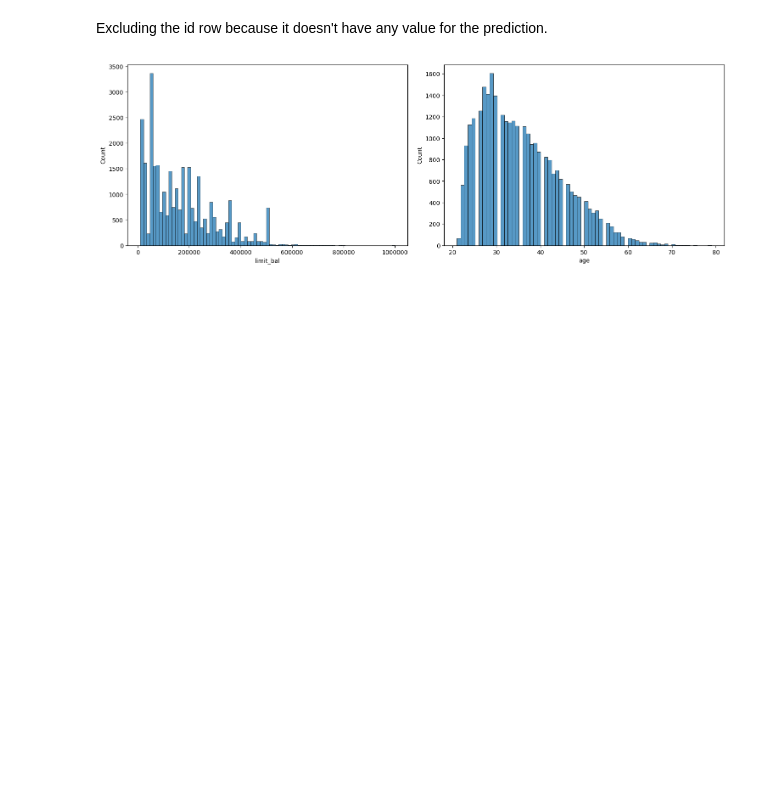
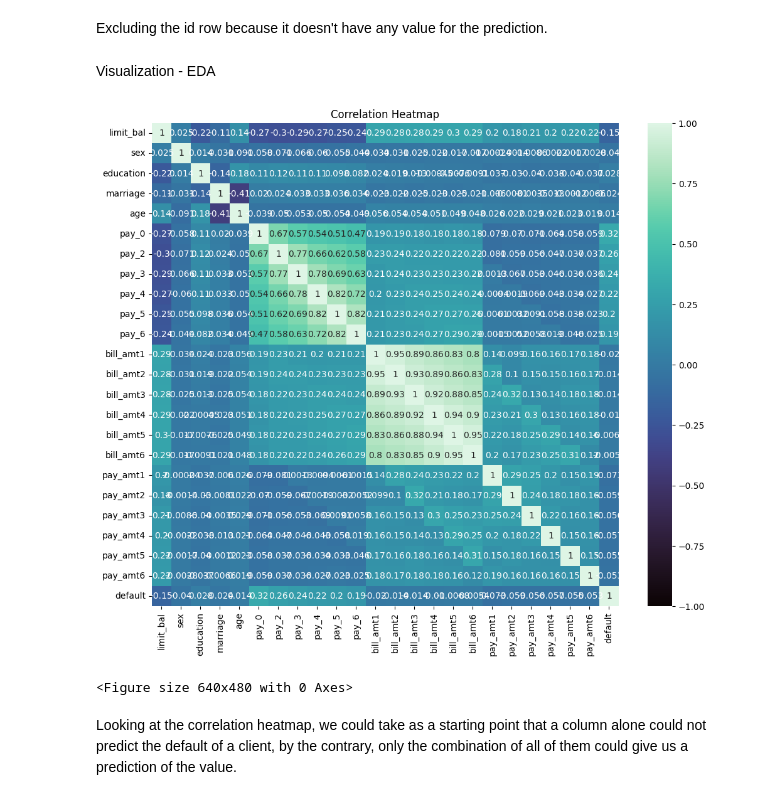
Before and after one commit to ASFischer/credit_risk, a Jupyter notebook: notebooks/eda.ipynb, the cells around one changed output. Drawn from its saved outputs; the diff is of its cells as text; code cells hidden in the pictures; blank space fills up the shorter version.

Commit message:
Plot heatmap

```diff
--- a/notebooks/eda.ipynb
+++ b/notebooks/eda.ipynb
@@ -224,19 +224,18 @@ Unbalanced data that should be looked upon.
 df.drop(columns=['id'], inplace=True)
 # %% [markdown]
 Excluding the id row because it doesn't have any value for the prediction.
-# %%
-import matplotlib.pyplot as plt
-import seaborn as sns
-
-# Cria a figura e os dois eixos (ax1 e ax2) de uma vez só
-fig, (ax1, ax2) = plt.subplots(1, 2, figsize=(15, 5))
-
-# Diz ao Seaborn exatamente em qual eixo desenhar cada histograma
-sns.histplot(df.limit_bal, ax=ax1)
-ax1.ticklabel_format(style='plain', axis='x')
-sns.histplot(df.age, ax=ax2)
-
-plt.tight_layout()
-plt.show()
-# %% [output]
-[figure, removed]
+# %% [markdown]
+Visualization - EDA
+# %%
+corr = df.corr()
+
+plt.figure(figsize=(12,10))
+sns.heatmap(corr, annot=True, vmin=-1.0, cmap='mako')
+plt.title('Correlation Heatmap')
+plt.show()
+plt.savefig('../plots/heatmap.png')
+# %% [output]
+[figure, added]
+<Figure size 640x480 with 0 Axes>
+# %% [markdown]
+Looking at the correlation heatmap, we could take as a starting point that a column alone could not predict the default of a client, by the contrary, only the combination of all of them could give us a prediction of the value.
```
Also changed, not shown: 1 other file.
